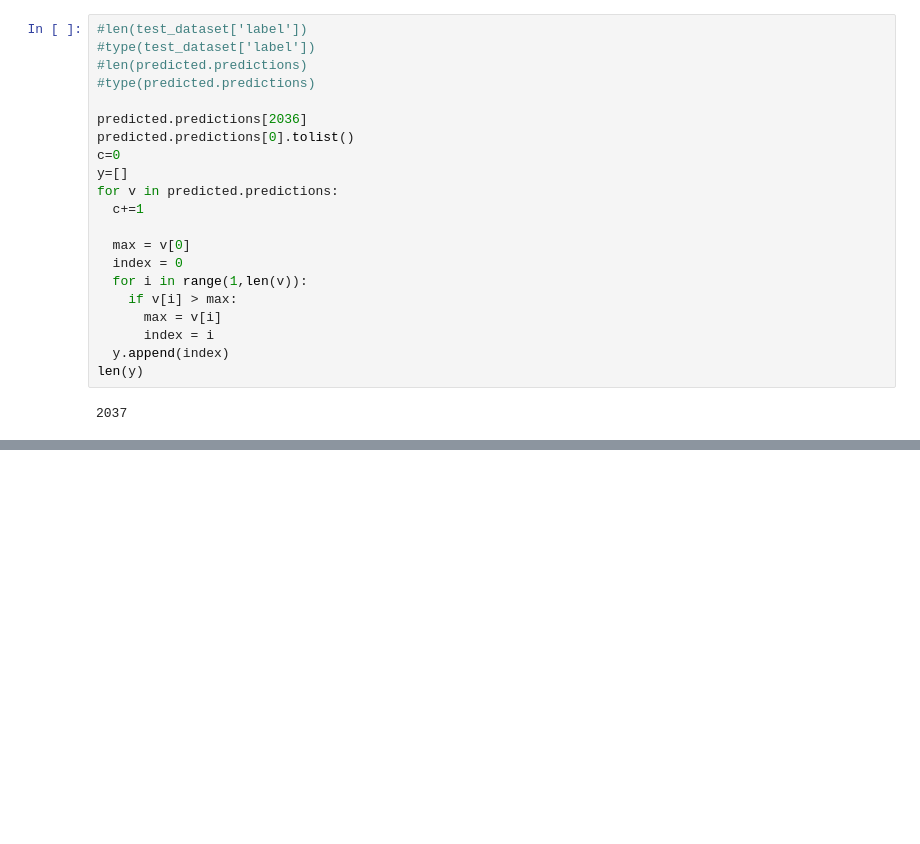
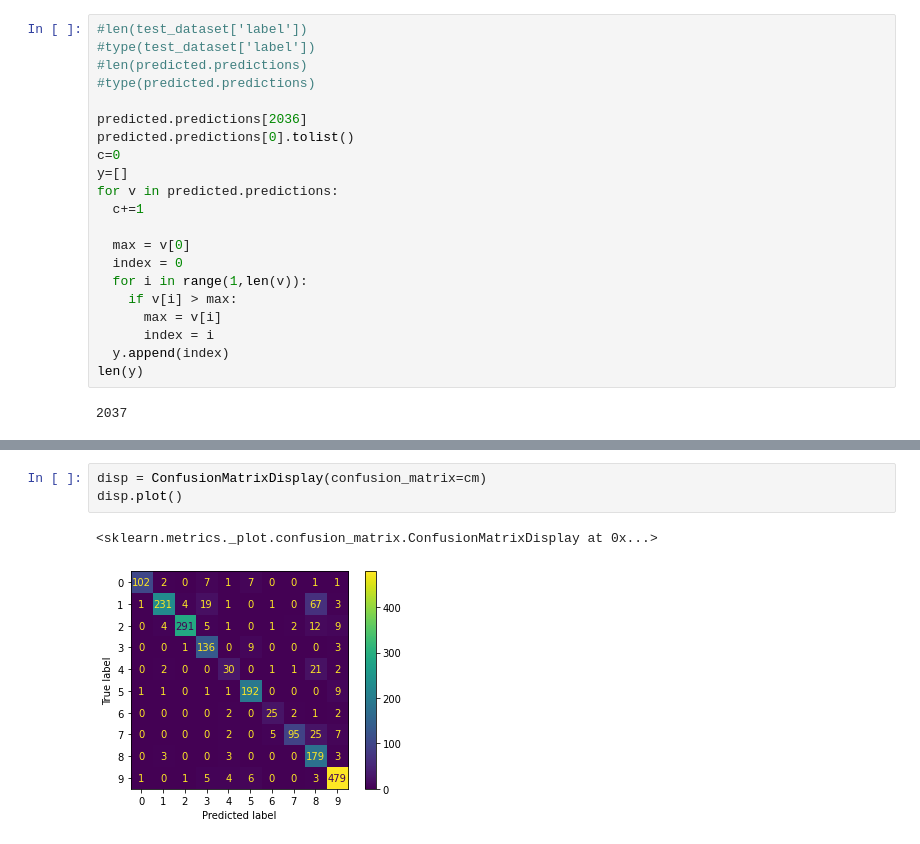
Before and after one commit to sanda-avram/BERT, a Jupyter notebook: ROST4.ipynb, the cells around one changed output, grey strips where cells are left out. Saved outputs shown, nothing was run; the diff lists cells and outputs as text; blank space fills up the shorter version.

```diff
--- a/ROST4.ipynb
+++ b/ROST4.ipynb
@@ -178,0 +177,6 @@ balanced_accuracy_score(test_dataset['label'], y)
+# %%
+disp = ConfusionMatrixDisplay(confusion_matrix=cm)
+disp.plot()
+# %% [output]
+<sklearn.metrics._plot.confusion_matrix.ConfusionMatrixDisplay at 0x...>
+[figure, added]
```
Also changed, not shown: parts of 5 cells of this notebook.
